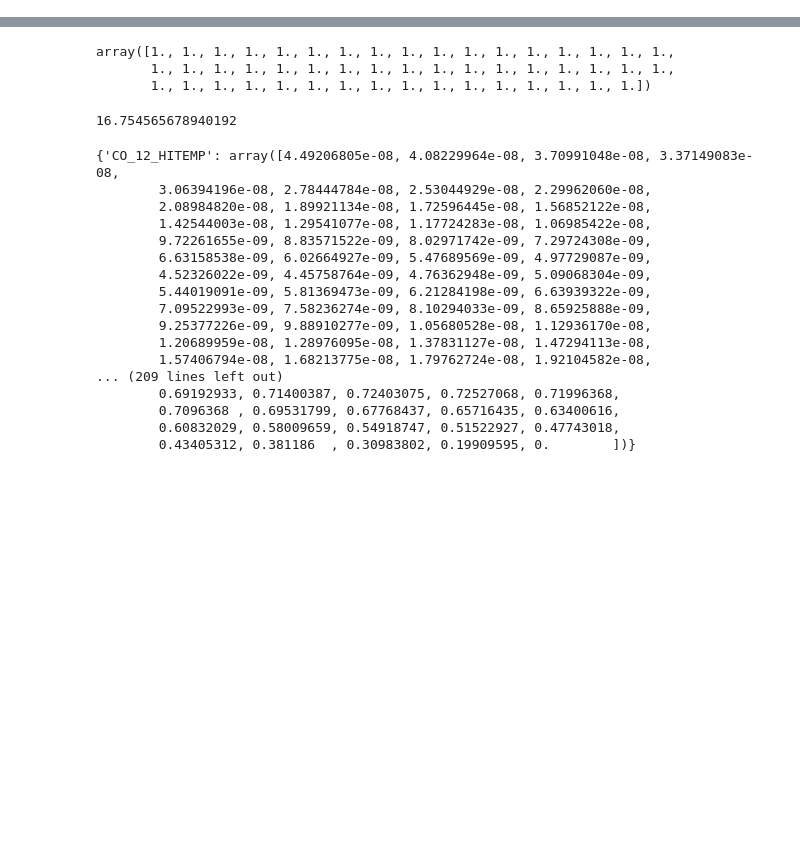
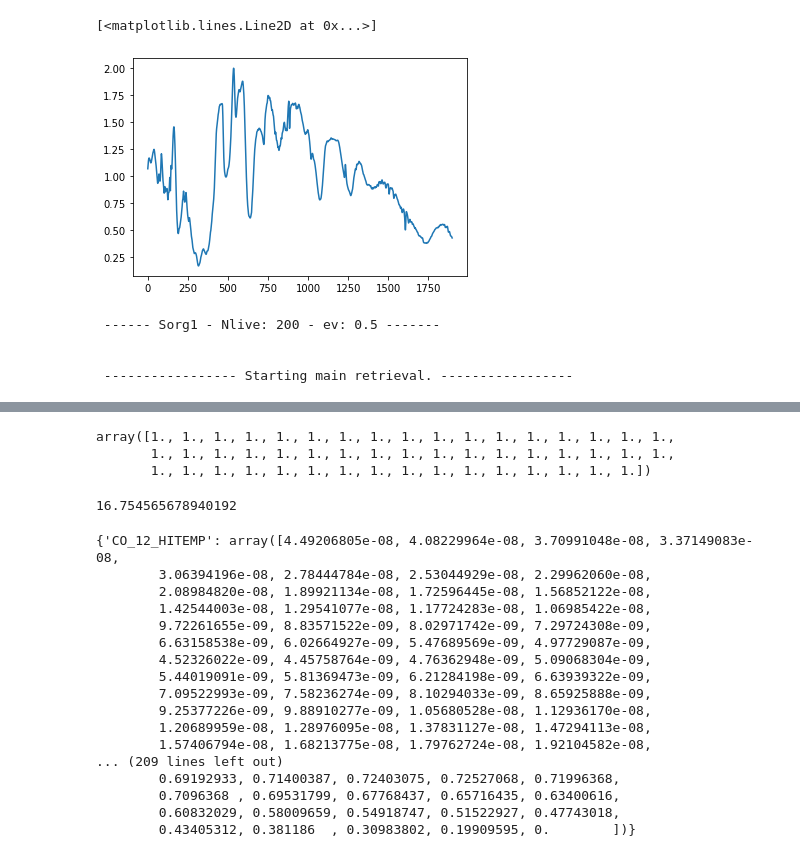
Before and after one commit to NatalieGrasser/LIFE_retrieval, a Jupyter notebook: LIFE_retrieval/debugging.ipynb, the cells around one changed output, grey strips where cells are left out. Drawn from its saved outputs; the diff is of its cells as text; code cells hidden in the pictures; blank space fills up the shorter version.

```diff
--- a/LIFE_retrieval/debugging.ipynb
+++ b/LIFE_retrieval/debugging.ipynb
@@ -64,17 +64,17 @@ def init_retrieval(obj,Nlive,evtol,PT_type='PTknot',chem='const'):
                 'log_CO':([-12,-1],r'log CO'),
                 'log_CO2':([-12,-1],r'log CO$_2$'),
                 'log_CH4':([-12,-1],r'log CH$_4$'),
-                'log_NH3':([-12,-1],r'log NH$_3$'),
-                'log_HCN':([-12,-1],r'log HCN'),
-                'log_H2S':([-12,-1],r'log H$_2$S'),
-                'log_C2H2':([-12,-1],r'log C$_2$H$_2$'),
-                'log_C2H4':([-12,-1],r'log C$_2$H$_4$'),
-                'log_C2H6':([-12,-1],r'log C$_2$H$_6$'),
-                'log_CH3Cl':([-12,-1],r'log CH$_3$Cl'),
-                'log_SO2':([-12,-1],r'log SO$_2$'),
-                'log_OCS':([-12,-1],r'log OCS'),
-                'log_CS2':([-12,-1],r'log CS$_2$'),
-                'log_DMS':([-12,-1],r'log DMS')}
+                'log_NH3':([-12,-3],r'log NH$_3$'),
+                'log_HCN':([-12,-3],r'log HCN'),
+                'log_H2S':([-12,-3],r'log H$_2$S'),
+                'log_C2H2':([-12,-3],r'log C$_2$H$_2$'),
+                'log_C2H4':([-12,-3],r'log C$_2$H$_4$'),
+                'log_C2H6':([-12,-3],r'log C$_2$H$_6$'),
+                'log_CH3Cl':([-12,-3],r'log CH$_3$Cl'),
+                'log_SO2':([-12,-3],r'log SO$_2$'),
+                'log_OCS':([-12,-3],r'log OCS'),
+                'log_CS2':([-12,-3],r'log CS$_2$'),
+                'log_DMS':([-12,-3],r'log DMS')}
 
     if chem=='var':
         varchem={}
@@ -102,6 +102,22 @@ retrieval=init_retrieval(target_object,Nlive,evtol,PT_type='PTknot',chem='var')
 #retrieval.PMN_lnL()
 #retrieval.run_retrieval(bayes=bayes)
 #retrieval.evaluate(makefigs=False)
+# %%
+from pRT_model import pRT_spectrum
+import matplotlib.pyplot as plt
+model_object=pRT_spectrum(retrieval)
+model_flux=model_object.make_spectrum()
+plt.plot(model_flux)
+# %% [output]
+[<matplotlib.lines.Line2D at 0x...>]
+[figure, added]
+# %%
+retrieval.run_retrieval()
+# %% [output]
+ ------ Sorg1 - Nlive: 200 - ev: 0.5 -------
+
+
+ ----------------- Starting main retrieval. -----------------
 # %%
 from pRT_model import pRT_spectrum
 import matplotlib.pyplot as plt
```
Also changed, not shown: parts of 2 cells of this notebook, 2 other files.
